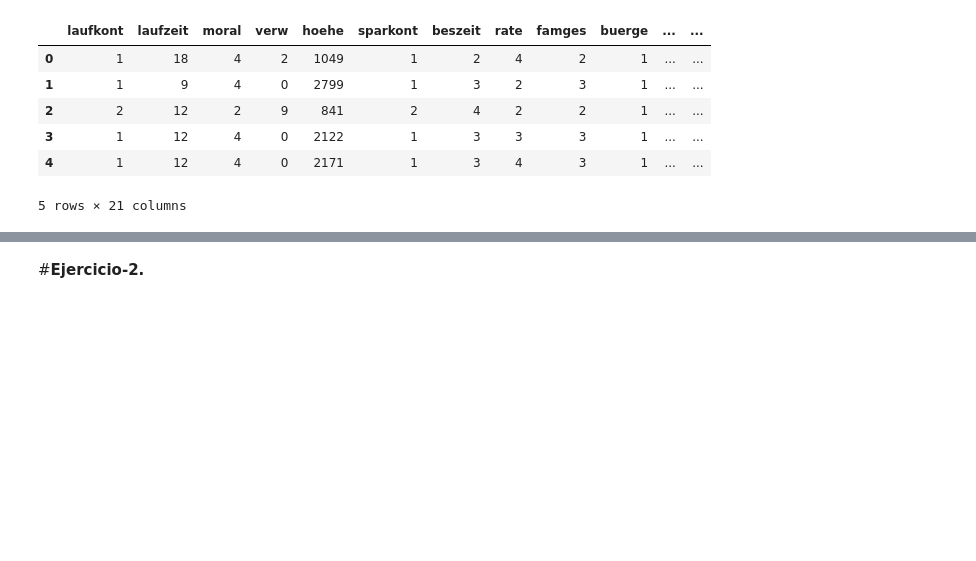
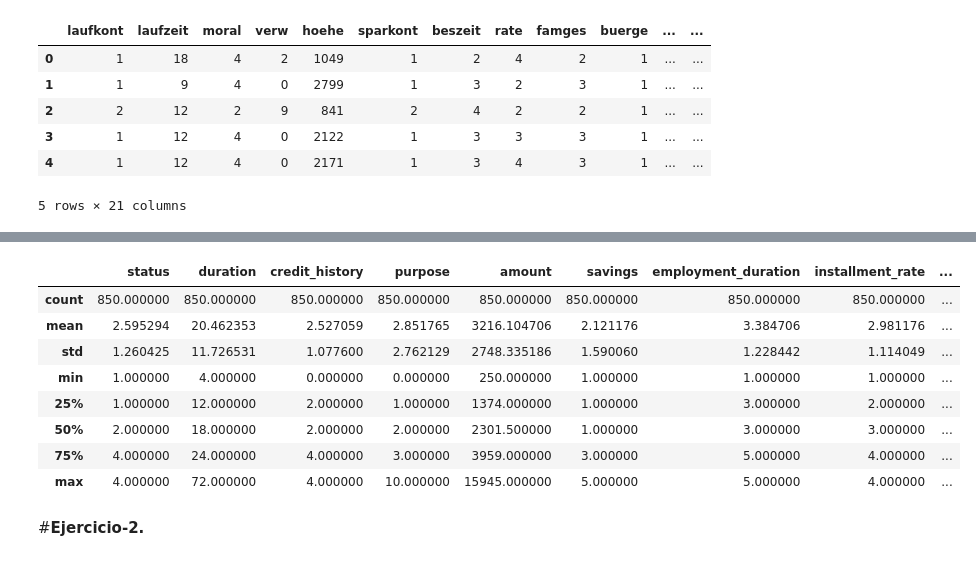
Before and after one commit to KarltonBotics/MNA-IA-Equipos51, a Jupyter notebook: Arboldedecision_Equipo51.ipynb, the cells around one changed output, grey strips where cells are left out. Cells and saved outputs as stored; diff of their text form; code cells hidden in the pictures; blank space fills up the shorter version.

```diff
--- a/Arboldedecision_Equipo51.ipynb
+++ b/Arboldedecision_Equipo51.ipynb
@@ -60,0 +58,27 @@ df.head()
+# %%
+#Carga los datos y sustituye los nombres de las columnas del alemán al inglés de acuerdo a como se indica en la página de la UCI.
+df.rename(columns = {
+    'laufkont':'status',
+    'laufzeit':'duration',
+    'moral':'credit_history',
+    'verw':'purpose',
+    'hoehe':'amount',
+    'sparkont':'savings',
+    'beszeit':'employment_duration',
+    'rate':'installment_rate',
+    'famges':'personal_status_sex',
+    'buerge':'other_debtors',
+    'wohnzeit':'present_residence',
+    'verm':'property',
+    'alter':'age',
+    'weitkred':'other_installment_plans',
+    'wohn':'housing',
+    'bishkred':'number_credits',
+    'beruf':'job',
+    'pers':'people_liable',
+    'telef':'telephone',
+    'gastarb':'foreign_worker',
+    'kredit':'credit_risk'
+}, inplace = True)
+#El inplace true, nos permite hacer la mutación sobre el mismo dataframe, sin necesidad d ecrear otro nuevo
+df.head()
@@ -84,3 +113,15 @@ NameError: name 'df' is not defined
+# %%
+X_train.describe()
+# %% [output]
+|  | status | duration | credit_history | purpose | amount | savings | employment_duration | installment_rate | ... |
+| count | 850.000000 | 850.000000 | 850.000000 | 850.000000 | 850.000000 | 850.000000 | 850.000000 | 850.000000 | ... |
+| mean | 2.595294 | 20.462353 | 2.527059 | 2.851765 | 3216.104706 | 2.121176 | 3.384706 | 2.981176 | ... |
+| std | 1.260425 | 11.726531 | 1.077600 | 2.762129 | 2748.335186 | 1.590060 | 1.228442 | 1.114049 | ... |
+| min | 1.000000 | 4.000000 | 0.000000 | 0.000000 | 250.000000 | 1.000000 | 1.000000 | 1.000000 | ... |
+| 25% | 1.000000 | 12.000000 | 2.000000 | 1.000000 | 1374.000000 | 1.000000 | 3.000000 | 2.000000 | ... |
+| 50% | 2.000000 | 18.000000 | 2.000000 | 2.000000 | 2301.500000 | 1.000000 | 3.000000 | 3.000000 | ... |
+| 75% | 4.000000 | 24.000000 | 4.000000 | 3.000000 | 3959.000000 | 3.000000 | 5.000000 | 4.000000 | ... |
+| max | 4.000000 | 72.000000 | 4.000000 | 10.000000 | 15945.000000 | 5.000000 | 5.000000 | 4.000000 | ... |
 # %% [markdown]
 #**Ejercicio-2.**
 # %% [markdown]
```
Also changed, not shown: parts of 7 cells of this notebook, 1 other file.
